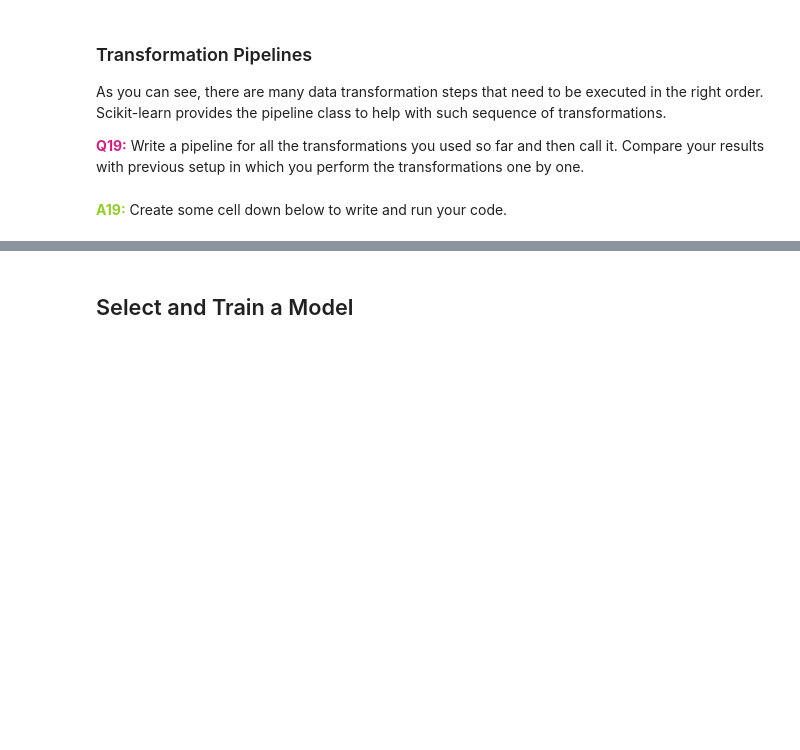
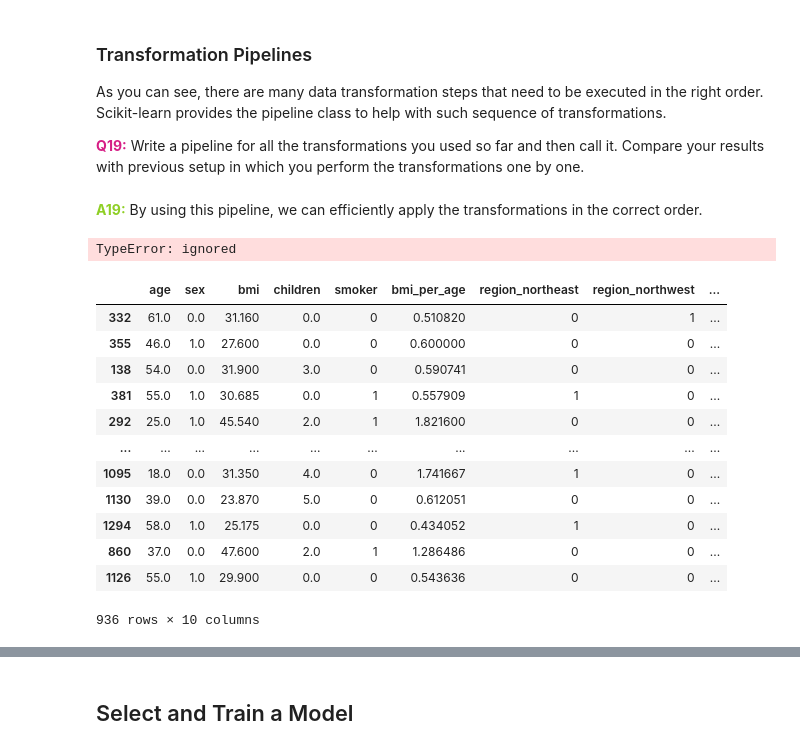
Before and after one commit to peyman886/Machine_Learning, a Jupyter notebook: Bahrak 1402-1/HomeWork/HW01/Machine_Learning_HW01.ipynb, the cells around one changed output, grey strips where cells are left out. Cells and saved outputs as stored; diff of their text form; code cells hidden in the pictures; blank space fills up the shorter version.

```diff
--- a/Bahrak 1402-1/HomeWork/HW01/Machine_Learning_HW01.ipynb
+++ b/Bahrak 1402-1/HomeWork/HW01/Machine_Learning_HW01.ipynb
@@ -782,8 +792,6 @@ This separation helps in building models that are more likely to perform well in
 <font color='#D61E85' size='+2'>**Q6:**</font> Split the dataset into training, validation, and test sets using the following ratios: 70% for training, 10% for validation, and 20% for testing.
 <font color='#8FCF26' size='+2'>**A6:**</font>
 # %%
-import numpy as np
-from sklearn.model_selection import train_test_split
 
 # Set a random state for reproducibility
 random_state = 42
@@ -793,7 +801,7 @@ X = insurance_data.drop(columns=['charges'])
 y = insurance_data['charges']
 
 # First, split the data into training (70%) and temporary (30%)
-X_train_temp, X_temp, y_train_temp, y_temp = train_test_split(X, y, test_size=0.3, random_state=random_state)
+X_train, X_temp, y_train, y_temp = train_test_split(X, y, test_size=0.3, random_state=random_state)
 
 # Then, split the temporary data into validation (10%) and test (20%)
 X_val, X_test, y_val, y_test = train_test_split(X_temp, y_temp, test_size=2/3, random_state=random_state)
@@ -865,5 +1075,44 @@ Although Scikit-Learn provides many useful transformers, you will need to write
 As you can see, there are many data transformation steps that need to be executed in the right order. Scikit-learn provides the pipeline class to help with such sequence of transformations.
 
 <font color='#D61E85' size='+2'>**Q19:**</font> Write a pipeline for all the transformations you used so far and then call it. Compare your results with previous setup in which you perform the transformations one by one.
-# %% [markdown]
-<font color='#8FCF26' size='+2'>**A19:**</font> Create some cell down below to write and run your code.
+# %% [markdown]
+<font color='#8FCF26' size='+2'>**A19:**</font> By using this pipeline, we can efficiently apply the transformations in the correct order.
+# %%
+from sklearn.pipeline import Pipeline
+from sklearn.compose import ColumnTransformer
+
+# Create a column transformer to apply transformations to specific columns
+preprocessor = ColumnTransformer(
+    transformers=[
+        ('log', FunctionTransformer(func=np.log1p), ['bmi_per_age']),
+        ('median', RobustScaler(), ['bmi']),
+        ('mean', StandardScaler(), ['age']),
+    ])
+
+# Create a pipeline with the preprocessor
+pipeline = Pipeline([
+    ('preprocessor', preprocessor)
+])
+
+# Assuming you have X_train, X_val, and X_test dataframes
+X_train_scaled = pipeline.fit_transform(X_train)
+X_val_scaled = pipeline.transform(X_val)
+X_test_scaled = pipeline.transform(X_test)
+# %% [output]
+TypeError: ignored
+# %%
+X_train
+# %% [output]
+|  | age | sex | bmi | children | smoker | bmi_per_age | region_northeast | region_northwest | ... |
+| 332 | 61.0 | 0.0 | 31.160 | 0.0 | 0 | 0.510820 | 0 | 1 | ... |
+| 355 | 46.0 | 1.0 | 27.600 | 0.0 | 0 | 0.600000 | 0 | 0 | ... |
+| 138 | 54.0 | 0.0 | 31.900 | 3.0 | 0 | 0.590741 | 0 | 0 | ... |
+| 381 | 55.0 | 1.0 | 30.685 | 0.0 | 1 | 0.557909 | 1 | 0 | ... |
+| 292 | 25.0 | 1.0 | 45.540 | 2.0 | 1 | 1.821600 | 0 | 0 | ... |
+| ... | ... | ... | ... | ... | ... | ... | ... | ... | ... |
+| 1095 | 18.0 | 0.0 | 31.350 | 4.0 | 0 | 1.741667 | 1 | 0 | ... |
+| 1130 | 39.0 | 0.0 | 23.870 | 5.0 | 0 | 0.612051 | 0 | 0 | ... |
+| 1294 | 58.0 | 1.0 | 25.175 | 0.0 | 0 | 0.434052 | 1 | 0 | ... |
+| 860 | 37.0 | 0.0 | 47.600 | 2.0 | 1 | 1.286486 | 0 | 0 | ... |
+| 1126 | 55.0 | 1.0 | 29.900 | 0.0 | 0 | 0.543636 | 0 | 0 | ... |
+936 rows × 10 columns
```
Also changed, not shown: parts of 22 cells of this notebook.
